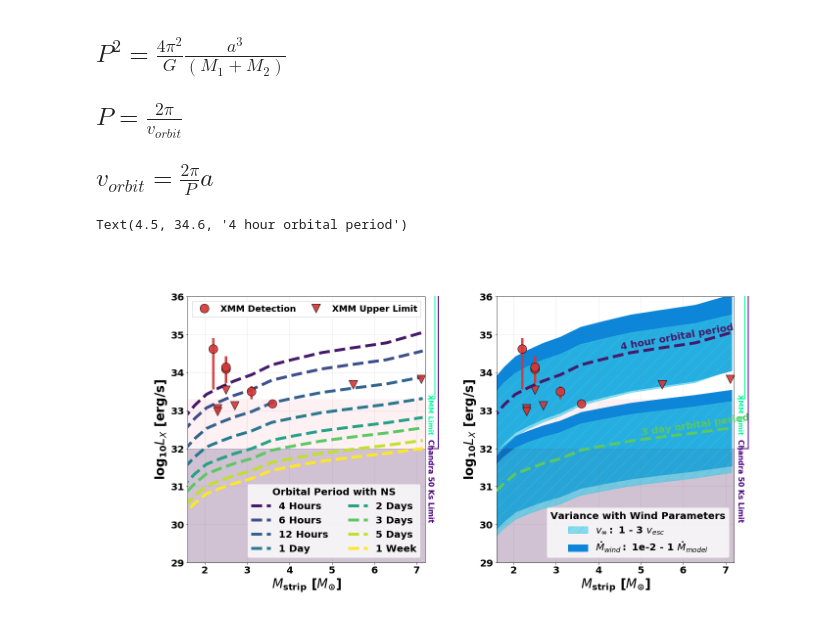
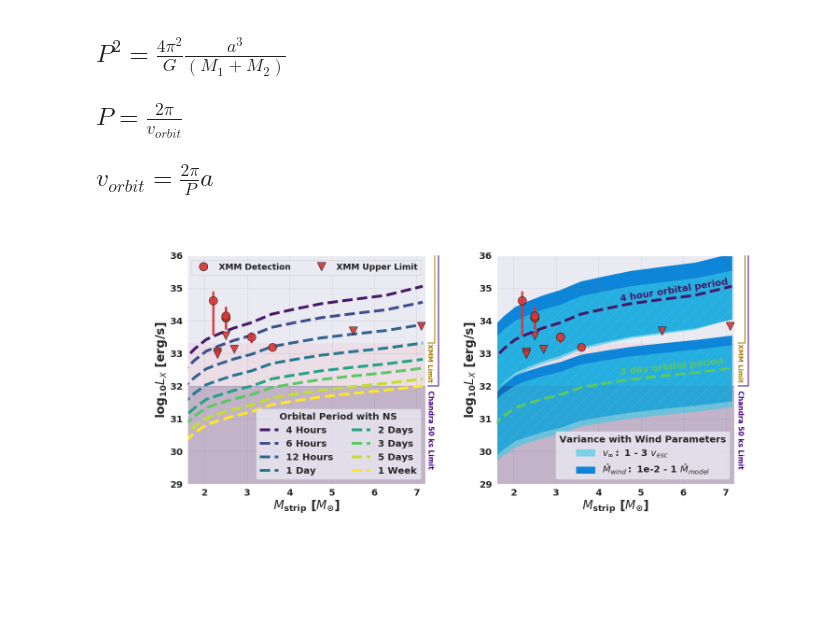
Before and after one commit to AstroLudwig/ChandraXrayBinaries, a Jupyter notebook: Xray/XrayLuminosity.ipynb, the cells around one changed output. Saved outputs shown, nothing was run; the diff lists cells and outputs as text; code cells hidden in the pictures; blank space fills up the shorter version.

```diff
--- a/Xray/XrayLuminosity.ipynb
+++ b/Xray/XrayLuminosity.ipynb
@@ -395,7 +395,7 @@ rcParams['font.size'] = fsize
 # %%
 #colors = ["#9400D3","#0000FF","#00FF00","#FFFF00",'#FF7F00','#FF0000']
 colors = ["#461969ff","#3c4f8aff","#33638DFF","#29788eff","#25a186ff","#5cc863ff","#c3df2eff","#fde725ff"]
-fig,(ax,bx) = plt.subplots(1,2,figsize=(20,10))
+fig,(ax,bx) = plt.subplots(1,2,figsize=(2*10+1,10-1))
 
 
 # First Plot
@@ -473,18 +473,18 @@ plt.subplots_adjust(wspace=0.3)
 
 chandracolor = "indigo"
 
-xmmcolor = "mediumspringgreen"
+xmmcolor = "#a87900"
 
 ax2 = plt.axes([0,0,1,1], facecolor=(1,1,1,0))
 x_l = 0.4755
 l_width = 2
 
-ax.text(7.23,32.41,"XMM Limit",fontsize=14,rotation=-90,c=xmmcolor,fontweight="bold")
+ax.text(7.23,32.15,"XMM Limit",fontsize=14,rotation=-90,c=xmmcolor,fontweight="bold")
 line = lines.Line2D([x_l, x_l], [0.59, 0.88], lw=l_width, color=xmmcolor, alpha=1)
 line5 = lines.Line2D([x_l-.01,x_l], [0.59, 0.59], lw=l_width, color=xmmcolor, alpha=1)
 
 
-ax.text(7.235,30.1,"Chandra 50 Ks Limit",fontsize=15,rotation=-90,c=chandracolor,fontweight="bold")
+ax.text(7.235,29.5,"Chandra 50 ks Limit",fontsize=15,rotation=-90,c=chandracolor,fontweight="bold")
 line2 = lines.Line2D([x_l+0.005,x_l+0.005], [0.448, 0.88], lw=l_width, color=chandracolor, alpha=1)
 line3 = lines.Line2D([x_l-.01,x_l+0.005], [0.448, 0.448], lw=l_width, color=chandracolor, alpha=1)
 
@@ -497,12 +497,6 @@ ax2.set_frame_on(False)
 ax2.get_xaxis().set_visible(False)
 ax2.get_yaxis().set_visible(False)
 
-
-legend0 = ax.legend(xraytracks,period_labels,fontsize=ticksize,loc="lower right",title="Orbital Period with NS",ncol=2)
-legend1 = ax.legend([s1,s2],['XMM Detection','XMM Upper Limit'],loc=1,ncol=2,mode="expand",fontsize=ticksize-2)
-legend0.get_title().set_fontsize(ticksize)
-ax.add_artist(legend1)
-ax.add_artist(legend0)
 
 
 periods=np.array(periods)
@@ -538,36 +532,48 @@ def plot_range(period,label,vlabel=None,dmlabel=None):
 
     xray_dm_max = np.log10(dm_max.neutron_star_luminosity.value)
     xray_dm_min = np.log10(dm_min.neutron_star_luminosity.value)
 
     bx.fill_between(dm_min.M_stripped / const.M_sun,xray_dm_min,xray_dm_max,alpha=1,color=fill_c2,zorder=0,label=dmlabel)
 
 plot_range(3,"3 Day Period",r"$v_{\infty}:$ 1 - 3 $v_{esc}$",r"$\dot{M}_{wind}:$ 1e-2 - 1 $\dot{M}_{model}$")
 plot_range(4/24,"4 Hour Period")
 
 bxl = bx.legend(fontsize=ticksize,loc="lower right",title="Variance with Wind Parameters",ncol=1)
 bxl.get_title().set_fontsize(ticksize)
 
 x_l = 0.915
 
 
-bx.text(7.25,32.41,"XMM Limit",fontsize=14,rotation=-90,c=xmmcolor,fontweight="bold")
+bx.text(7.25,32.15,"XMM Limit",fontsize=14,rotation=-90,c=xmmcolor,fontweight="bold")
 line = lines.Line2D([x_l, x_l], [0.59, 0.88], lw=l_width, color=xmmcolor, alpha=1)
 line5 = lines.Line2D([x_l-.01,x_l], [0.59, 0.59], lw=l_width, color=xmmcolor, alpha=1)
 
 
-bx.text(7.25,30.1,"Chandra 50 Ks Limit",fontsize=15,rotation=-90,c=chandracolor,fontweight="bold")
+bx.text(7.25,29.5,"Chandra 50 ks Limit",fontsize=15,rotation=-90,c=chandracolor,fontweight="bold")
 line2 = lines.Line2D([x_l+0.005,x_l+0.005], [0.448, 0.88], lw=l_width, color=chandracolor, alpha=1)
 line3 = lines.Line2D([x_l-.01,x_l+0.005], [0.448, 0.448], lw=l_width, color=chandracolor, alpha=1)
 
 
 ax2.add_line(line)
 ax2.add_line(line2)
 ax2.add_line(line3)
 ax2.add_line(line5)
 
-bx.text(5,32.35,"3 day orbital period",rotation=8,color=colors[np.where(periods == 3)[0][0]],size=ticksize,fontweight="bold",zorder=10)
+bx.text(4.5,32.35,"3 day orbital period",rotation=6,color=colors[np.where(periods == 3)[0][0]],size=ticksize,fontweight="bold",zorder=10)
 
-bx.text(4.5,34.6,"4 hour orbital period",rotation=10,color=colors[np.where(periods == 4/24)[0][0]],size=ticksize,fontweight="bold",zorder=10)
+bx.text(4.5,34.6,"4 hour orbital period",rotation=9,color=colors[np.where(periods == 4/24)[0][0]],size=ticksize,fontweight="bold",zorder=10)
+
+
+
+# Legend
+legend0 = ax.legend(xraytracks,period_labels,fontsize=ticksize,loc="lower right",title="Orbital Period with NS",ncol=2)
+legend1 = ax.legend([s1,s2,ref1,ref2],['XMM Detection','XMM Upper Limit'],loc=1,ncol=2,mode="expand",fontsize=ticksize-2)
+legend0.get_title().set_fontsize(ticksize)
+ax.add_artist(legend1)
+ax.add_artist(legend0)
+
+
+
+plt.savefig("Xray.png")
 # %% [output]
-Text(4.5, 34.6, '4 hour orbital period')
-[figure, old version]
+[figure, new version]
```
Also changed, not shown: parts of 1 cell of this notebook, 1 other file.
